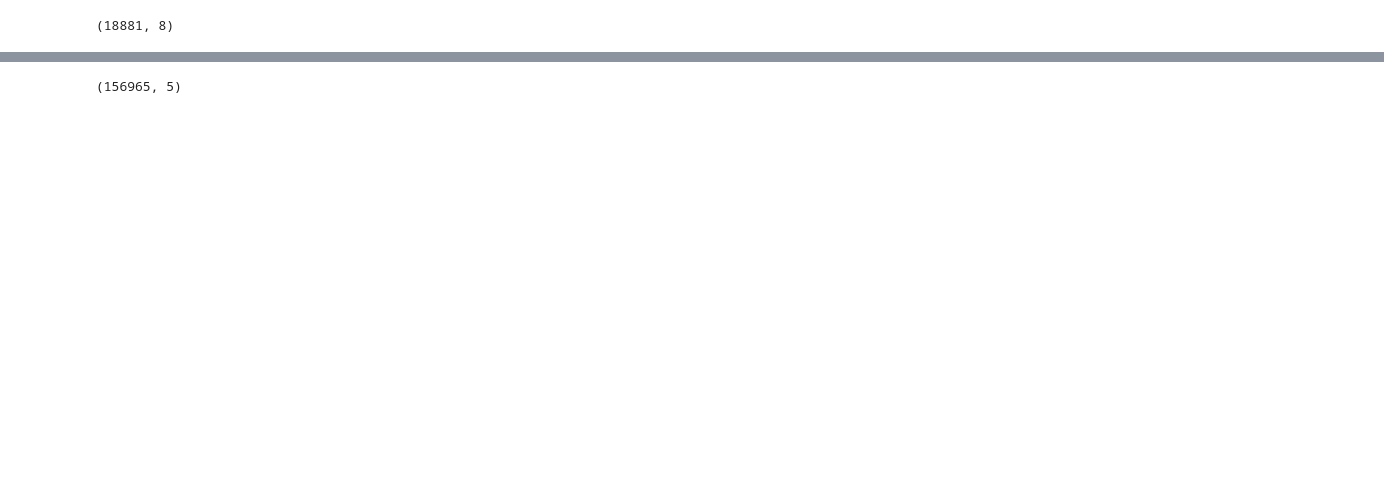
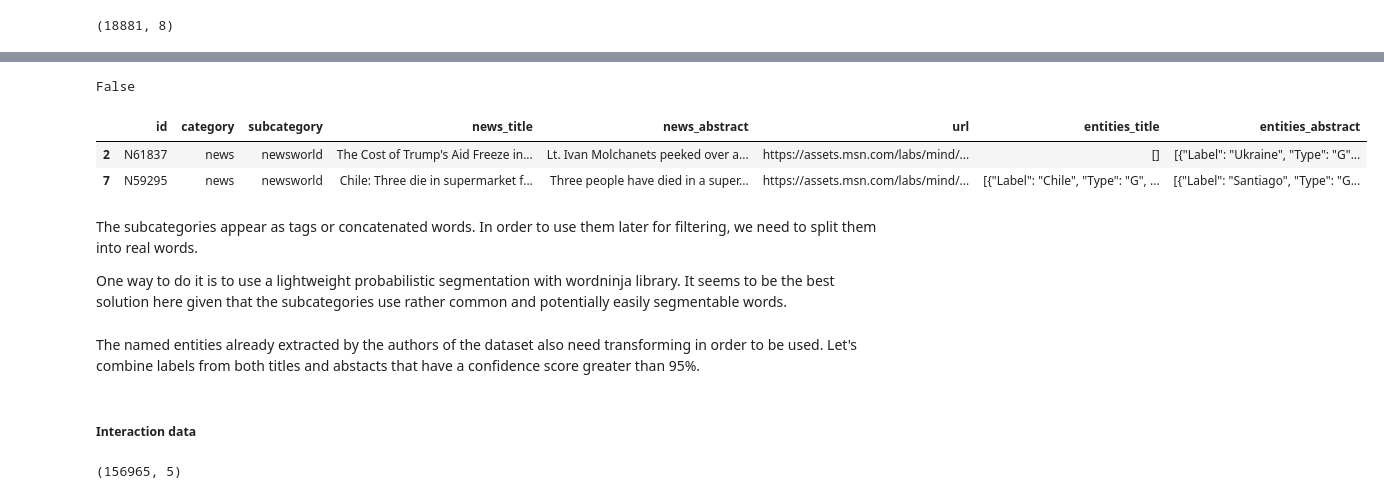
Before and after one commit to ekaterinaleks/news_hybrid_rag, a Jupyter notebook: main_v3 - Copy.ipynb, the cells around one changed output, grey strips where cells are left out. Cells and saved outputs as stored; diff of their text form; code cells hidden in the pictures; blank space fills up the shorter version.

```diff
--- a/main_v3 - Copy.ipynb
+++ b/main_v3 - Copy.ipynb
@@ -53,4 +96,5 @@ It leverages the following models and tools:
 # %%
+#libraries
 import os
 import pandas as pd
 import numpy as np
@@ -77,3 +121,6 @@ import itertools
 import json
 from functools import reduce
 import pickle
+#options
+device = 'cuda' if torch.cuda.is_available() else 'cpu'
+pd.set_option('chained_assignment',None)
@@ -91,0 +195,18 @@ news_specialized_df.shape
+# %%
+#given that we'll be using news abstract as document body and the percentage of nulls is low, let's drop all rows with null values
+news_specialized_df.dropna(inplace=True)
+# %%
+#check for duplicates
+news_specialized_df.duplicated().any()
+# %% [output]
+False
+# %%
+news_specialized_df.head(2)
+# %% [output]
+|  | id | category | subcategory | news_title | news_abstract | url | entities_title | entities_abstract |
+| 2 | N61837 | news | newsworld | The Cost of Trump's Aid Freeze in... | Lt. Ivan Molchanets peeked over a... | https://assets.msn.com/labs/mind/... | [] | [{"Label": "Ukraine", "Type": "G"... |
+| 7 | N59295 | news | newsworld | Chile: Three die in supermarket f... | Three people have died in a super... | https://assets.msn.com/labs/mind/... | [{"Label": "Chile", "Type": "G", ... | [{"Label": "Santiago", "Type": "G... |
+# %% [markdown]
+The subcategories appear as tags or concatenated words. In order to use them later for filtering, we need to split them into real words.
+
+One way to do it is to use a lightweight probabilistic segmentation with wordninja library. It seems to be the best solution here given that the subcategories use rather common and potentially easily segmentable words.
@@ -91,0 +216,2 @@ news_specialized_df.shape
+# %% [markdown]
+The named entities already extracted by the authors of the dataset also need transforming in order to be used. Let's combine labels from both titles and abstacts that have a confidence score greater than 95%.
@@ -92 +230,3 @@ news_specialized_df.shape
+# %% [markdown]
+##### Interaction data
 # %%
```
Also changed, not shown: parts of 50 cells of this notebook.
